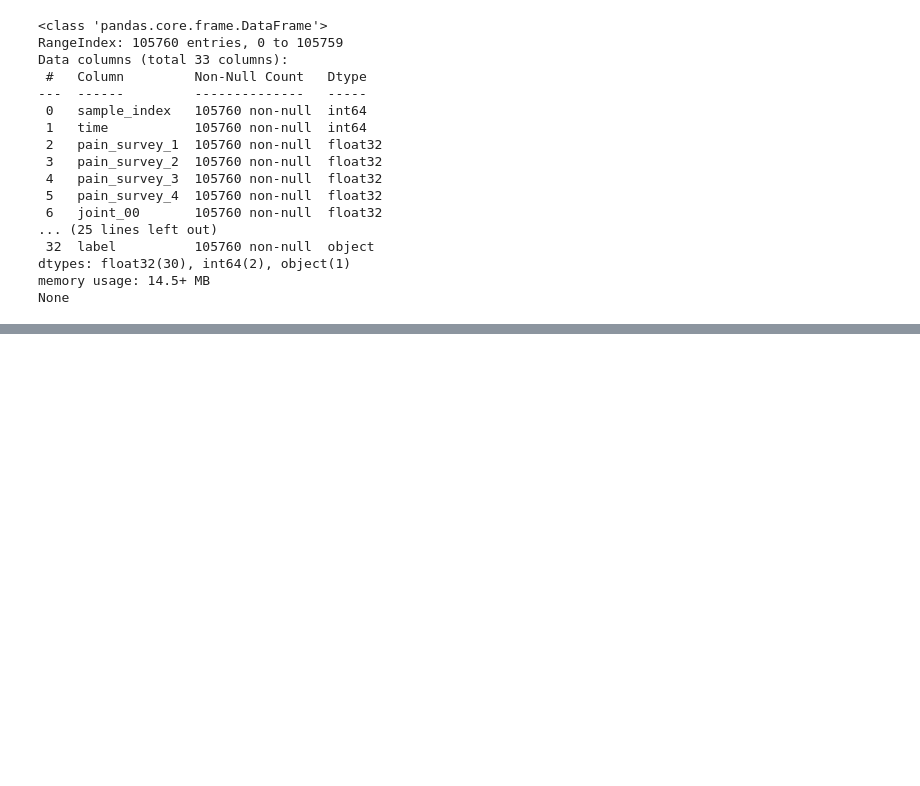
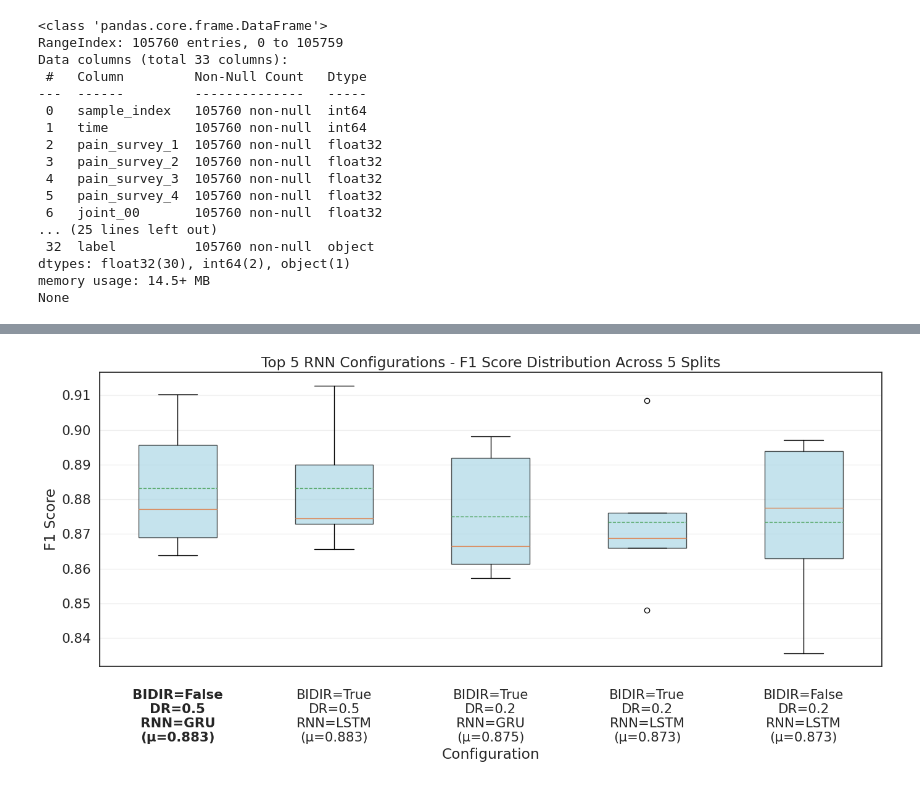
Before and after one commit to EmaSeve/artificial-neural-networks-challenges, a Jupyter notebook: FirstChallenge.ipynb, the cells around one changed output, grey strips where cells are left out. Cells and saved outputs as stored; diff of their text form; code cells hidden in the pictures; blank space fills up the shorter version.

Commit message:
Add grid search cross-validation and perform evaluations over a set of parameters

```diff
--- a/FirstChallenge.ipynb
+++ b/FirstChallenge.ipynb
@@ -981,0 +1304,41 @@ Wall time: 3min 47s
+# %%
+%%time
+# Define parameters to search
+param_grid = {
+    'bidirectional':  [True, False],
+    'dropout_rate': [0.2, 0.5],
+    'rnn_type': ['GRU', 'RNN', 'LSTM'],
+}
+
+# Fixed hyperparameters (not being tuned)
+fixed_params = {
+    'stride': STRIDE,
+    'batch_size': BATCH_SIZE,
+    'learning_rate': LEARNING_RATE,
+    'hidden_layers': HIDDEN_LAYERS,
+    'hidden_size': HIDDEN_SIZE,
+    'window_size': WINDOW_SIZE,
+    'l1_lambda': L1_LAMBDA,
+    'l2_lambda': L2_LAMBDA,
+}
+
+# Cross-validation settings
+cv_params = {
+    'epochs': EPOCHS,
+    'criterion': criterion,
+    'device': device,
+    'k': K,
+    'val_percent': VAL_PERCENT,
+    'test_percent': TEST_PERCENT,
+    'patience': PATIENCE,
+    'verbose': 0,
+    'seed': SEED
+}
+
+# Execute search
+results, best_config, best_score = grid_search_cv_rnn(
+    df=df,
+    param_grid=param_grid,
+    fixed_params=fixed_params,
+    cv_params=cv_params
+)
@@ -981,0 +1363,5 @@ Wall time: 3min 47s
+# %%
+# Visualise results
+plot_top_configurations_rnn(results, k_splits=K, top_n=5)
+# %% [output]
+[figure, added]
```
Also changed, not shown: parts of 15 cells of this notebook.
